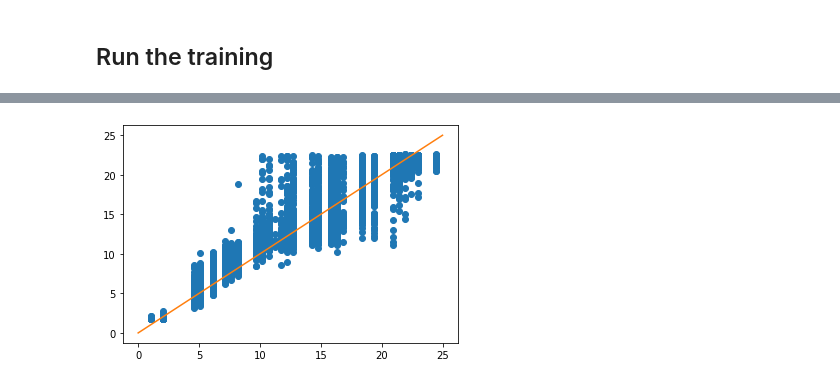
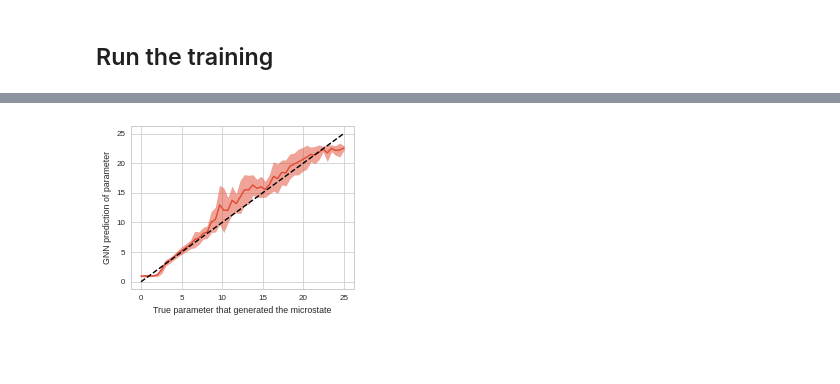
Before and after one commit to ctorney/abc-graph-nets, a Jupyter notebook: train_gnn.ipynb, the cells around one changed output, grey strips where cells are left out. Drawn from its saved outputs; the diff is of its cells as text; code cells hidden in the pictures; blank space fills up the shorter version.

```diff
--- a/train_gnn.ipynb
+++ b/train_gnn.ipynb
@@ -12,4 +12,8 @@ import networkx as nx
 from graph_nets import utils_tf
 
 from graph_network import EncodeProcessDecode
+
+plt.style.use('ggplot')
+plt.style.use('seaborn-paper')
+plt.style.use('seaborn-whitegrid')
 # %% [output]
@@ -136,7 +188,8 @@ epd = EncodeProcessDecode(latent_size=128,mlp_hidden_size=128,mlp_num_hidden_lay
 # %%
-def train_step(databatch):
-    input_graphs = preprocess_data(databatch)
-    target = databatch['parameter_vector'][:,2]
+@tf.function()
+def train_step(X,V,target):
+
+    input_graphs = preprocess_data(X,V)
 
     with tf.GradientTape() as tape:
         predictions = epd(input_graphs)
@@ -164,20 +238,47 @@ for epoch in range(epochs):
 pred_list = []
 true_values = []
 count=0
-for databatch in tqdm(parsed_tensors_dataset):
+for databatch in tqdm(parsed_valid_dataset):
     true_values.append(databatch['parameter_vector'][:,2].numpy())
-    input_graphs = preprocess_data(databatch)
+    X = databatch['pos']
+    V = databatch['vel']
+    input_graphs = preprocess_data(X,V)
     predictions = epd(input_graphs)
     pred_list.append(np.squeeze(predictions.numpy()))
     count+=1
 
-    if count == 1000: break
+    if count == 100: break
 pred_vals = np.array(pred_list).flatten()
 true_vals = np.array(true_values).flatten()
+# %%
+x_val = []
+pred_mean = []
+pred_std = []
+for tv in np.unique(true_vals):
+    pred_mean.append(pred_vals[true_vals==tv].mean())
+    pred_std.append(pred_vals[true_vals==tv].std())
+    x_val.append(tv)
+
+pred_mean = np.array(pred_mean)
+pred_std = np.array(pred_std)
+x_val = np.array(x_val)
+# %%
+plt.figure(figsize=(4,3))
+plt.plot(x_val,pred_mean,c='C0')
+
+plt.fill_between(x_val,pred_mean-pred_std,pred_mean+pred_std,color='C0',alpha=0.5)
+
+xx = np.linspace(0,x_val.max(),10)
+plt.plot(xx,xx,c='k',ls='--')
+
+plt.ylabel('GNN prediction of parameter')
+plt.xlabel('True parameter that generated the microstate')
+plt.savefig('gnn.png',dpi=300)
+plt.show()
+# %% [output]
+[figure, added]
 # %%
-plt.plot(true_vals,pred_vals,'o')
+plt.plot(true_vals,pred_vals,'.')
 xx = np.linspace(0,25,10)
 plt.plot(xx,xx)
 plt.show()
-# %% [output]
-[figure, removed]
```
Also changed, not shown: parts of 25 cells of this notebook, 3 other files.
